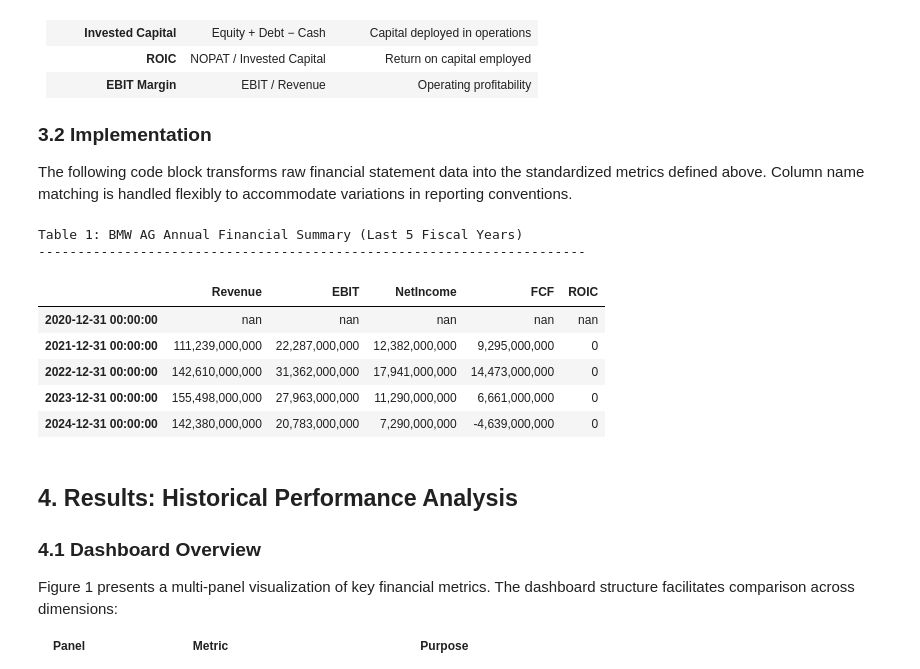
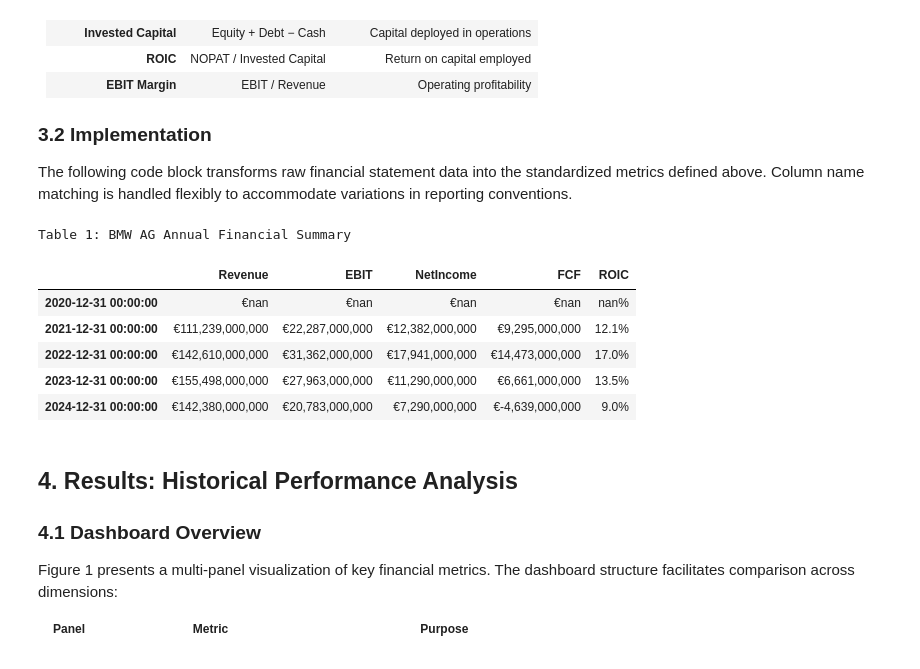
Before and after one commit to gitoak/bmw-dcf-valuation-python, a Jupyter notebook: notebooks/bmw_dcf_valuation.ipynb, the cells around one changed output. Cells and saved outputs as stored; diff of their text form; code cells hidden in the pictures.

```diff
--- a/notebooks/bmw_dcf_valuation.ipynb
+++ b/notebooks/bmw_dcf_valuation.ipynb
@@ -190,16 +173,7 @@ The following code block transforms raw financial statement data into the standa
 
 
 def get_col(df: pd.DataFrame, keywords: list[str]) -> pd.Series:
-    """
-    Retrieve a column from a DataFrame by matching partial keywords.
-
-    Args:
-        df: Source DataFrame
-        keywords: List of substrings to match against column names
-
-    Returns:
-        Matched column as Series, or zero-filled Series if no match
-    """
+    """Retrieve a column from a DataFrame by matching partial keywords."""
     for col in df.columns:
         if any(k in col for k in keywords):
             return df[col]
@@ -207,104 +181,80 @@ def get_col(df: pd.DataFrame, keywords: list[str]) -> pd.Series:
 
 
 def prepare_financial_history(financials_dict: dict[str, pd.DataFrame]) -> pd.DataFrame:
-    """
-    Transform raw financial statements into standardized analytical metrics.
-
-    Args:
-        financials_dict: Dictionary containing 'income_stmt', 'balance_sheet',
-                        and 'cashflow' DataFrames
-
-    Returns:
-        DataFrame with computed financial metrics indexed by fiscal period
-    """
-    # Transpose statements for time-series analysis (periods as rows)
+    """Transform raw financial statements into standardized analytical metrics."""
     income_T = financials_dict["income_stmt"].T
     balance_T = financials_dict["balance_sheet"].T
     cashflow_T = financials_dict["cashflow"].T
 
     df_hist = pd.DataFrame(index=income_T.index)
 
-    # -------------------------------------------------------------------------
     # Income Statement Items
-    # -------------------------------------------------------------------------
     df_hist["Revenue"] = get_col(income_T, ["Total Revenue", "Operating Revenue"])
     df_hist["EBIT"] = get_col(income_T, ["EBIT", "Operating Income"])
     df_hist["Pretax Income"] = get_col(income_T, ["Pretax Income"])
     df_hist["Tax Provision"] = get_col(income_T, ["Tax Provision", "Income Tax Expense"])
     df_hist["NetIncome"] = get_col(income_T, ["Net Income", "Net Income Common Stockholders"])
 
-    # -------------------------------------------------------------------------
     # Balance Sheet Items
-    # -------------------------------------------------------------------------
     df_hist["Total Equity"] = get_col(
         balance_T, ["Total Stockholder Equity", "Total Equity Gross Minority Interest"]
     )
     df_hist["Total Debt"] = get_col(balance_T, ["Total Debt"])
     df_hist["Cash"] = get_col(balance_T, ["Cash And Cash Equivalents"])
 
-    # -------------------------------------------------------------------------
     # Cash Flow Items
-    # -------------------------------------------------------------------------
     df_hist["OCF"] = get_col(
         cashflow_T, ["Operating Cash Flow", "Total Cash From Operating Activities"]
     )
     df_hist["CapEx"] = get_col(cashflow_T, ["Capital Expenditure"])
 
-    # -------------------------------------------------------------------------
     # Derived Metrics
-    # -------------------------------------------------------------------------
-    # Free Cash Flow (handle CapEx sign convention)
     if df_hist["CapEx"].mean() > 0:
         df_hist["FCF"] = df_hist["OCF"] - df_hist["CapEx"]
     else:
         df_hist["FCF"] = df_hist["OCF"] + df_hist["CapEx"]
 
-    # Effective Tax Rate (with fallback to statutory approximation)
-    df_hist["Tax Rate"] = df_hist["Tax Provision"] / df_hist["Pretax Income"]
-    df_hist["Tax Rate"] = df_hist["Tax Rate"].fillna(0.25)
-
-    # Net Operating Profit After Tax
+    df_hist["Tax Rate"] = (df_hist["Tax Provision"] / df_hist["Pretax Income"]).fillna(0.25)
     df_hist["NOPAT"] = df_hist["EBIT"] * (1 - df_hist["Tax Rate"])
-
-    # Invested Capital (simplified: Equity + Debt - Cash)
     df_hist["Invested Capital"] = df_hist["Total Equity"] + df_hist["Total Debt"] - df_hist["Cash"]
-
-    # Return on Invested Capital
     df_hist["ROIC"] = df_hist["NOPAT"] / df_hist["Invested Capital"]
-
-    # Margin Ratios
     df_hist["EBIT Margin"] = df_hist["EBIT"] / df_hist["Revenue"]
     df_hist["FCF Margin"] = df_hist["FCF"] / df_hist["Revenue"]
 
     return df_hist.sort_index()
 
 
-# -----------------------------------------------------------------------------
 # Apply Transformations
-# -----------------------------------------------------------------------------
 df_annual = prepare_financial_history(financials)
 df_quarterly = prepare_financial_history(quarterly_financials)
 
-# Process peer group
 peer_metrics = {}
 for p, p_data in peer_data.items():
     peer_metrics[p] = prepare_financial_history(p_data["financials"])
 
-# -----------------------------------------------------------------------------
 # Display Summary Table
-# -----------------------------------------------------------------------------
-print("Table 1: BMW AG Annual Financial Summary (Last 5 Fiscal Years)")
-print("-" * 70)
-display(df_annual[["Revenue", "EBIT", "NetIncome", "FCF", "ROIC"]].tail().style.format("{:,.0f}"))
+display(
+    df_annual[["Revenue", "EBIT", "NetIncome", "FCF", "ROIC"]]
+    .tail()
+    .style.format(
+        {
+            "Revenue": "€{:,.0f}",
+            "EBIT": "€{:,.0f}",
+            "NetIncome": "€{:,.0f}",
+            "FCF": "€{:,.0f}",
+            "ROIC": "{:.1%}",
+        }
+    )
+    .set_caption("Table 1: BMW AG Annual Financial Summary")
+)
 # %% [output]
-Table 1: BMW AG Annual Financial Summary (Last 5 Fiscal Years)
-----------------------------------------------------------------------
+Table 1: BMW AG Annual Financial Summary
 |  | Revenue | EBIT | NetIncome | FCF | ROIC |
-| 2020-12-31 00:00:00 | nan | nan | nan | nan | nan |
-| 2021-12-31 00:00:00 | 111,239,000,000 | 22,287,000,000 | 12,382,000,000 | 9,295,000,000 | 0 |
-| 2022-12-31 00:00:00 | 142,610,000,000 | 31,362,000,000 | 17,941,000,000 | 14,473,000,000 | 0 |
-| 2023-12-31 00:00:00 | 155,498,000,000 | 27,963,000,000 | 11,290,000,000 | 6,661,000,000 | 0 |
-| 2024-12-31 00:00:00 | 142,380,000,000 | 20,783,000,000 | 7,290,000,000 | -4,639,000,000 | 0 |
+| 2020-12-31 00:00:00 | €nan | €nan | €nan | €nan | nan% |
+| 2021-12-31 00:00:00 | €111,239,000,000 | €22,287,000,000 | €12,382,000,000 | €9,295,000,000 | 12.1% |
+| 2022-12-31 00:00:00 | €142,610,000,000 | €31,362,000,000 | €17,941,000,000 | €14,473,000,000 | 17.0% |
+| 2023-12-31 00:00:00 | €155,498,000,000 | €27,963,000,000 | €11,290,000,000 | €6,661,000,000 | 13.5% |
+| 2024-12-31 00:00:00 | €142,380,000,000 | €20,783,000,000 | €7,290,000,000 | €-4,639,000,000 | 9.0% |
 # %%
 # =============================================================================
 # Data Preparation for Visualization
```
Also changed, not shown: parts of 21 cells of this notebook.
